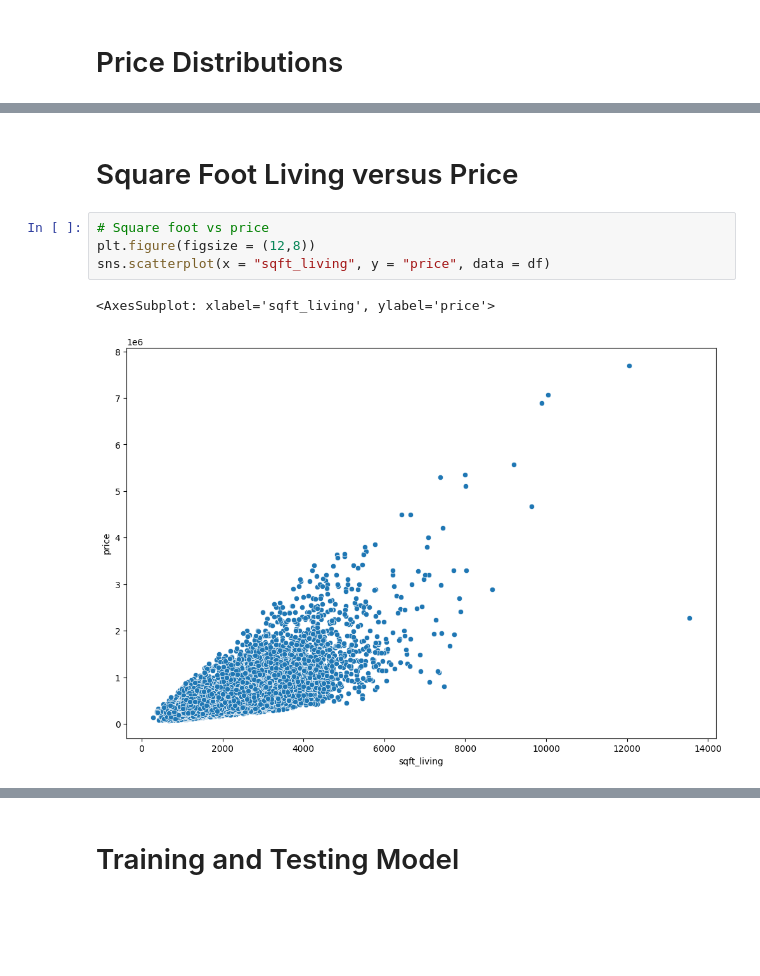
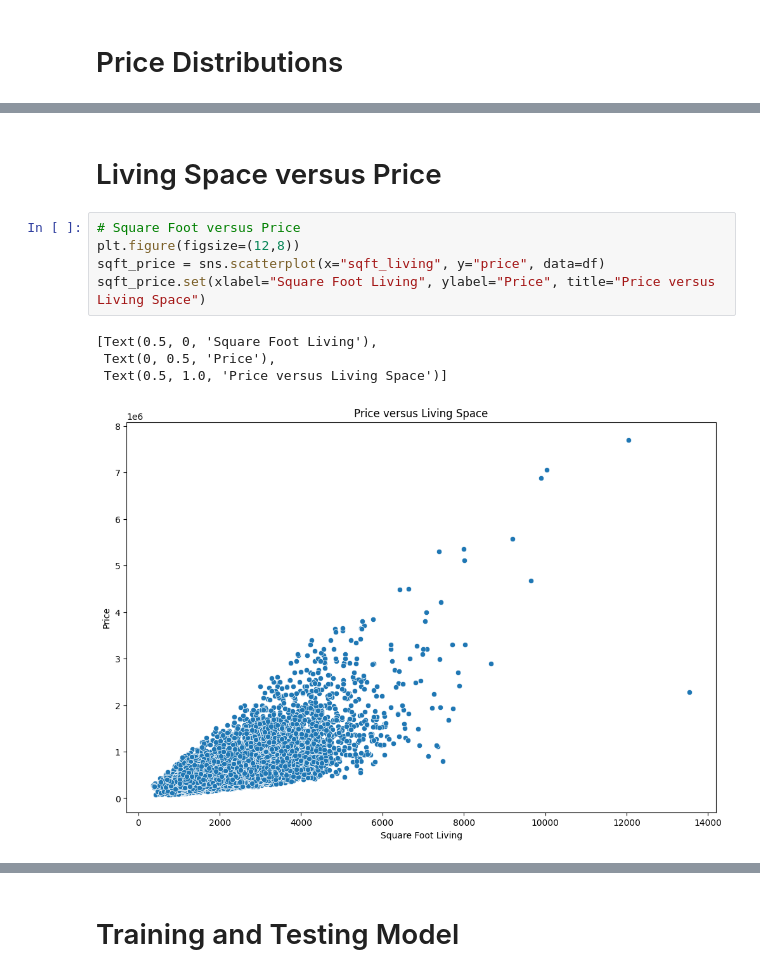
Before and after one commit to khuynh436/Housing-Price-Predictions, a Jupyter notebook: main.ipynb, the cells around one changed output, grey strips where cells are left out. Drawn from its saved outputs; the diff is of its cells as text; blank space fills up the shorter version.

```diff
--- a/main.ipynb
+++ b/main.ipynb
@@ -169,12 +159,15 @@ P.show()
 # %% [markdown]
-# Square Foot Living versus Price
+# Living Space versus Price
 # %%
-# Square foot vs price
-plt.figure(figsize = (12,8))
-sns.scatterplot(x = "sqft_living", y = "price", data = df)
+# Square Foot versus Price
+plt.figure(figsize=(12,8))
+sqft_price = sns.scatterplot(x="sqft_living", y="price", data=df)
+sqft_price.set(xlabel="Square Foot Living", ylabel="Price", title="Price versus Living Space")
 # %% [output]
-<AxesSubplot: xlabel='sqft_living', ylabel='price'>
+[Text(0.5, 0, 'Square Foot Living'),
+ Text(0, 0.5, 'Price'),
+ Text(0.5, 1.0, 'Price versus Living Space')]
-[figure, old version]
+[figure, new version]
 # %%
 # Latitude and Longitude
 plt.figure(figsize = (12,8))
```
Also changed, not shown: parts of 4 cells of this notebook.
